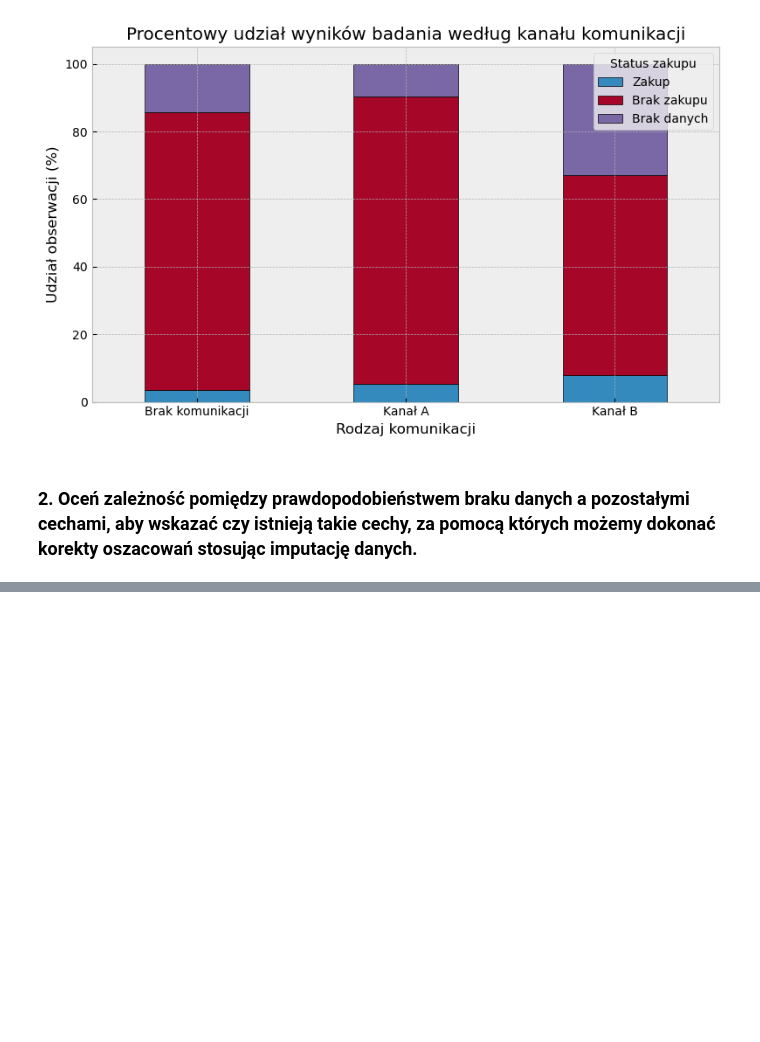
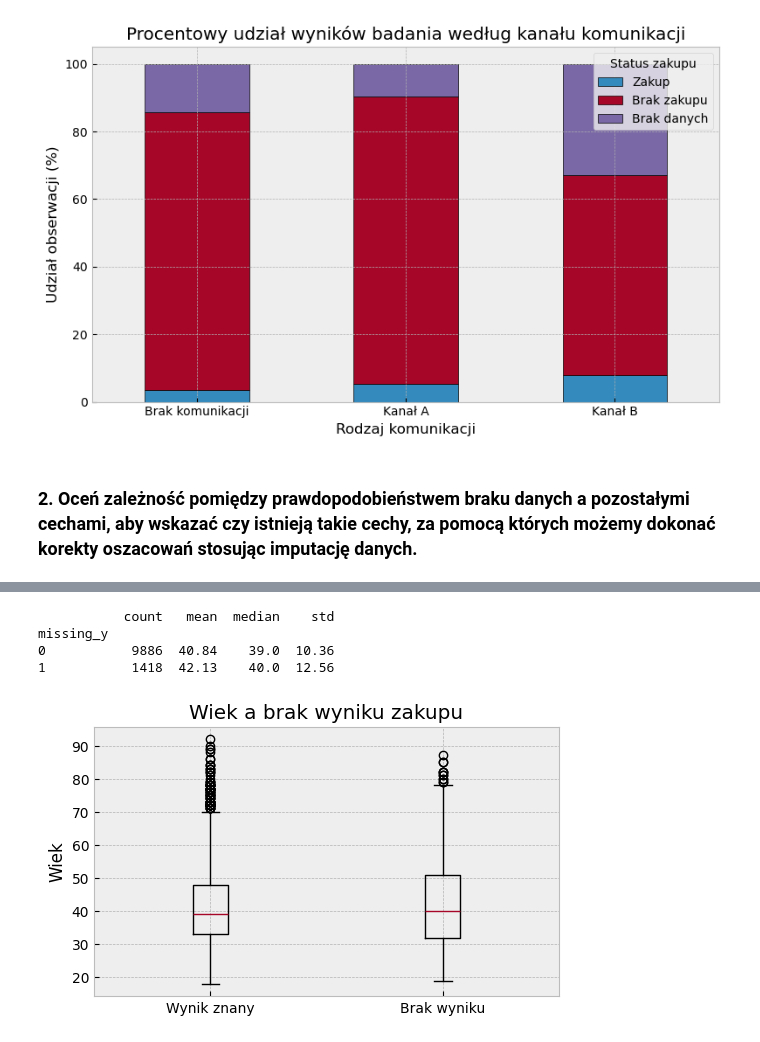
Before and after one commit to juliamierzejewska/marketing-campaign-missing-data, a Jupyter notebook: marketing_analysis.ipynb, the cells around one changed output, grey strips where cells are left out. Saved outputs shown, nothing was run; the diff lists cells and outputs as text; code cells hidden in the pictures; blank space fills up the shorter version.

```diff
--- a/marketing_analysis.ipynb
+++ b/marketing_analysis.ipynb
@@ -269,0 +328,17 @@ plt.show()
+# %%
+# Wiek a występowanie braków (porównanie średnich)
+print(df_m.groupby('missing_y')['age'].agg(['count', 'mean', 'median', 'std']).round(2))
+
+plt.figure(figsize=(6, 3.5))
+plt.boxplot([df_m.loc[df_m['missing_y'] == 0, 'age'],
+             df_m.loc[df_m['missing_y'] == 1, 'age']],
+            tick_labels=['Wynik znany', 'Brak wyniku'])
+plt.title('Wiek a brak wyniku zakupu')
+plt.ylabel('Wiek')
+plt.show()
+# %% [output]
+           count   mean  median    std
+missing_y
+0           9886  40.84    39.0  10.36
+1           1418  42.13    40.0  12.56
+[figure, added]
```
Also changed, not shown: parts of 6 cells of this notebook.
